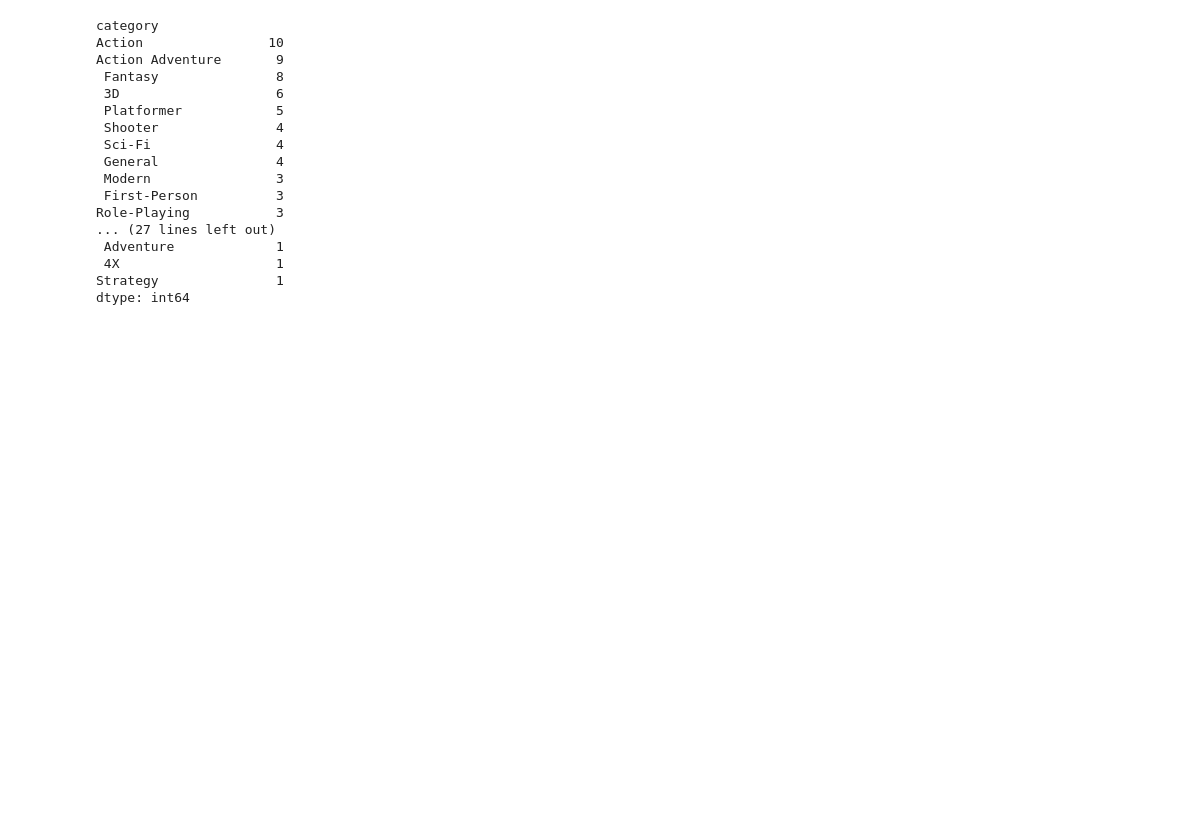
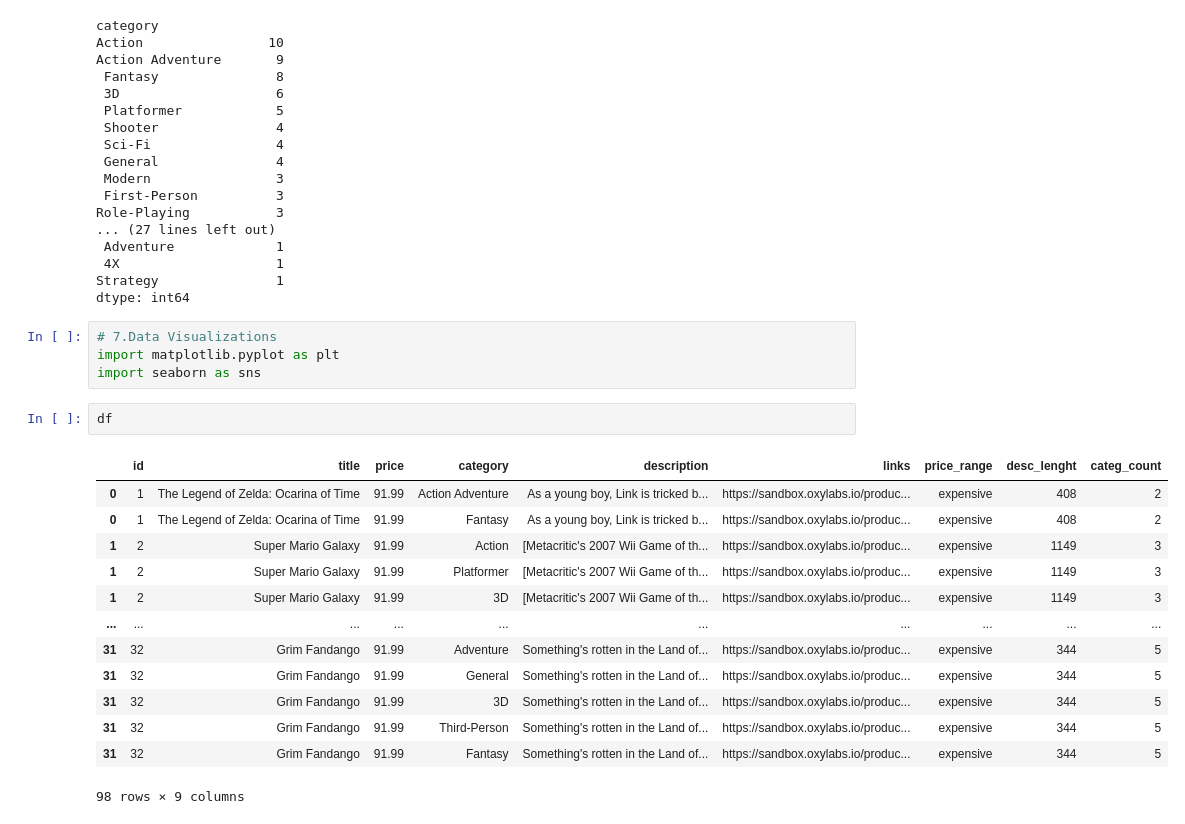
Before and after one commit to piyushhh-glitch/Machine_Learning, a Jupyter notebook: mini_project/cleaning_and_visualization.ipynb, the cells around one changed output. Cells and saved outputs as stored; diff of their text form; blank space fills up the shorter version.

```diff
--- a/mini_project/cleaning_and_visualization.ipynb
+++ b/mini_project/cleaning_and_visualization.ipynb
@@ -172,3 +172,23 @@ Role-Playing           3
  4X                    1
 Strategy               1
 dtype: int64
+# %%
+# 7.Data Visualizations
+import matplotlib.pyplot as plt
+import seaborn as sns
+# %%
+df
+# %% [output]
+|  | id | title | price | category | description | links | price_range | desc_lenght | categ_count |
+| 0 | 1 | The Legend of Zelda: Ocarina of Time | 91.99 | Action Adventure | As a young boy, Link is tricked b... | https://sandbox.oxylabs.io/produc... | expensive | 408 | 2 |
+| 0 | 1 | The Legend of Zelda: Ocarina of Time | 91.99 | Fantasy | As a young boy, Link is tricked b... | https://sandbox.oxylabs.io/produc... | expensive | 408 | 2 |
+| 1 | 2 | Super Mario Galaxy | 91.99 | Action | [Metacritic's 2007 Wii Game of th... | https://sandbox.oxylabs.io/produc... | expensive | 1149 | 3 |
+| 1 | 2 | Super Mario Galaxy | 91.99 | Platformer | [Metacritic's 2007 Wii Game of th... | https://sandbox.oxylabs.io/produc... | expensive | 1149 | 3 |
+| 1 | 2 | Super Mario Galaxy | 91.99 | 3D | [Metacritic's 2007 Wii Game of th... | https://sandbox.oxylabs.io/produc... | expensive | 1149 | 3 |
+| ... | ... | ... | ... | ... | ... | ... | ... | ... | ... |
+| 31 | 32 | Grim Fandango | 91.99 | Adventure | Something's rotten in the Land of... | https://sandbox.oxylabs.io/produc... | expensive | 344 | 5 |
+| 31 | 32 | Grim Fandango | 91.99 | General | Something's rotten in the Land of... | https://sandbox.oxylabs.io/produc... | expensive | 344 | 5 |
+| 31 | 32 | Grim Fandango | 91.99 | 3D | Something's rotten in the Land of... | https://sandbox.oxylabs.io/produc... | expensive | 344 | 5 |
+| 31 | 32 | Grim Fandango | 91.99 | Third-Person | Something's rotten in the Land of... | https://sandbox.oxylabs.io/produc... | expensive | 344 | 5 |
+| 31 | 32 | Grim Fandango | 91.99 | Fantasy | Something's rotten in the Land of... | https://sandbox.oxylabs.io/produc... | expensive | 344 | 5 |
+98 rows × 9 columns
```
Also changed, not shown: parts of 1 cell of this notebook.
